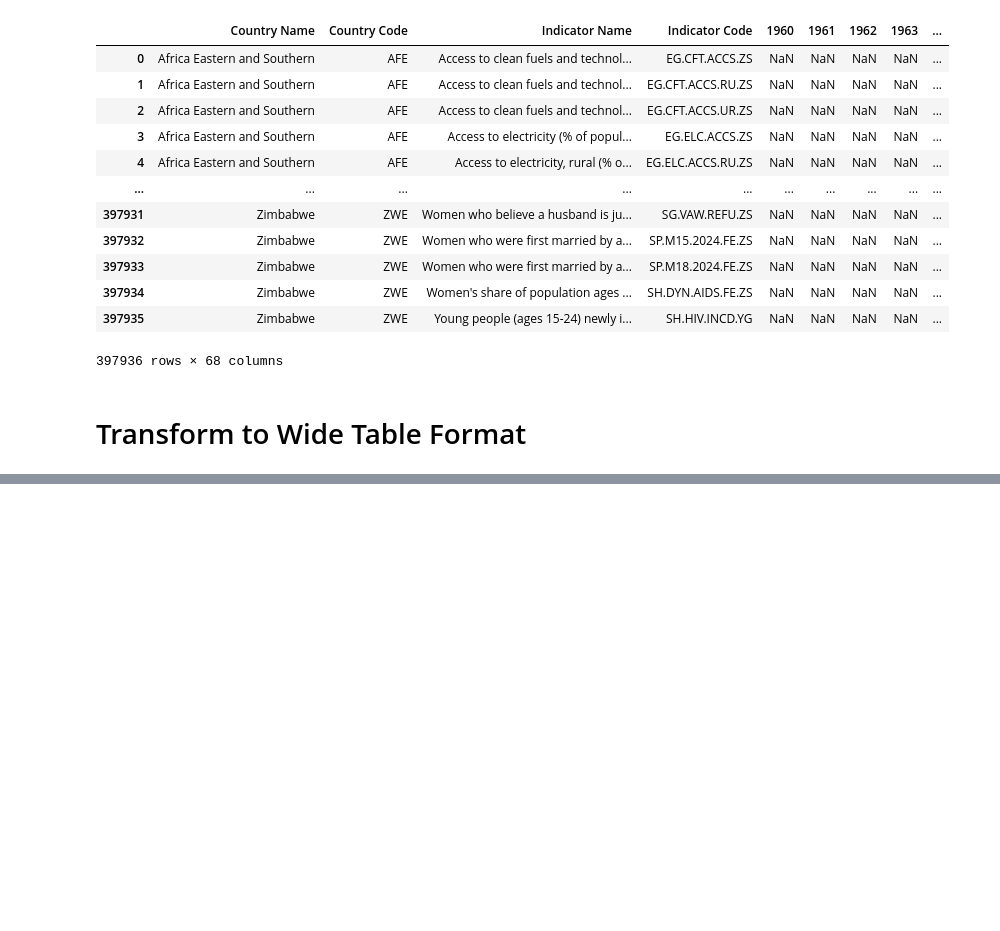
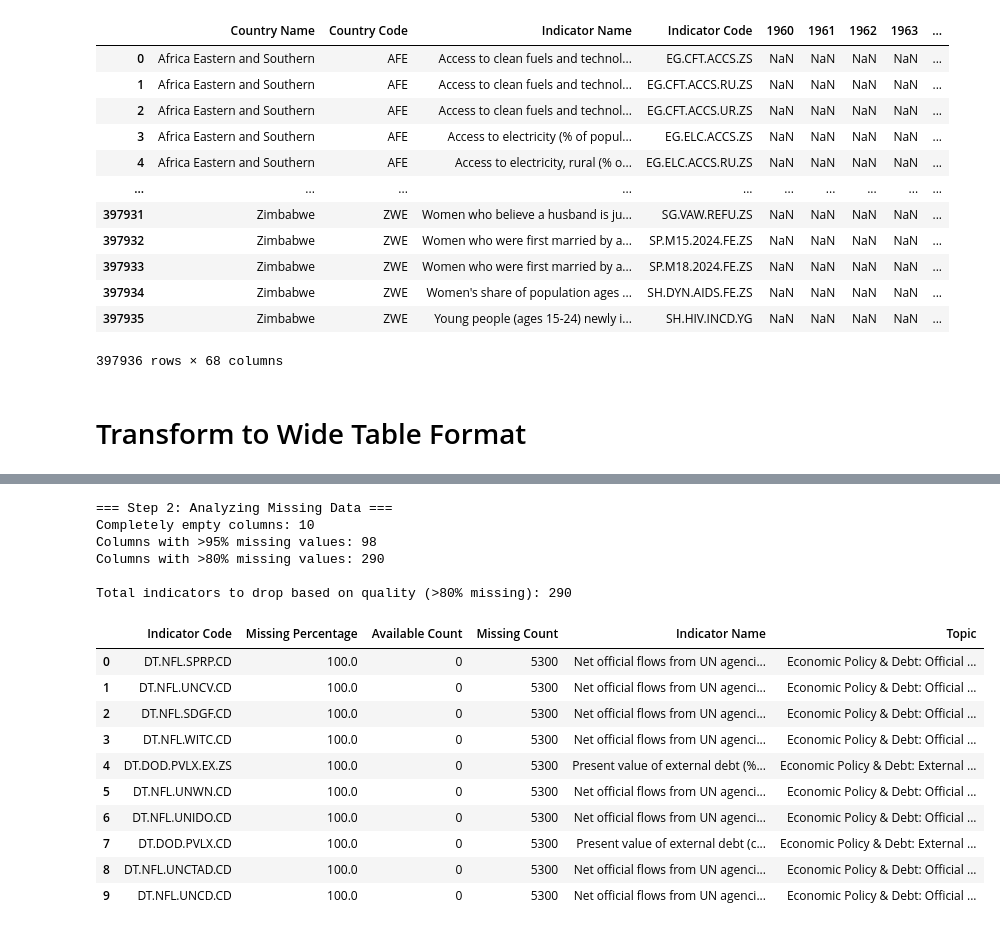
Before and after one commit to garrettwflowers/wdi-income-inequality, a Jupyter notebook: transform_data.ipynb, the cells around one changed output, grey strips where cells are left out. Drawn from its saved outputs; the diff is of its cells as text; code cells hidden in the pictures; blank space fills up the shorter version.

```diff
--- a/transform_data.ipynb
+++ b/transform_data.ipynb
@@ -141,0 +160,62 @@ exclude_columns
+# %%
+# STEP 2: Analyze missing data
+print("\n=== Step 2: Analyzing Missing Data ===")
+
+# Calculate missing value percentage for each column (excluding identifiers)
+descriptors = ['Country Name', 'Country Code', 'Year']
+feature_columns = [col for col in df_wide.columns if col not in descriptors]
+
+# Calculate missing percentages
+missing_percentages = df_wide[feature_columns].isnull().mean() * 100
+missing_percentages = missing_percentages.sort_values(ascending=False)
+
+# Identify completely empty columns
+completely_empty_cols = df_wide.columns[df_wide.isnull().all()].tolist()
+print(f"Completely empty columns: {len(completely_empty_cols)}")
+
+# Identify columns with > 95% missing values
+high_missing_cols = missing_percentages[missing_percentages > 95].index.tolist()
+print(f"Columns with >95% missing values: {len(high_missing_cols)}")
+
+# Identify columns with > 80% missing values
+medium_missing_cols = missing_percentages[(missing_percentages > 80)].index.tolist()
+print(f"Columns with >80% missing values: {len(medium_missing_cols)}")
+
+# Create a summary dataframe of missing data
+missing_summary = pd.DataFrame({
+    'Indicator Code': missing_percentages.index,
+    'Missing Percentage': missing_percentages.values,
+    'Available Count': df_wide.shape[0] - df_wide[missing_percentages.index].isnull().sum().values,
+    'Missing Count': df_wide[missing_percentages.index].isnull().sum().values
+})
+
+# Add indicator names if available
+missing_summary = missing_summary.merge(lookup[['Indicator Code', 'Indicator Name', 'Topic']], on='Indicator Code', how='left')
+
+# Save the missing data analysis
+missing_summary.to_csv(f'output/reference/missing_data_analysis_{YEAR_RANGE.start}_to_{YEAR_RANGE.stop}.csv', index=False)
+
+# We'll exclude completely empty columns and those with > 80% missing values
+quality_drop_list = medium_missing_cols
+print(f"\nTotal indicators to drop based on quality (>80% missing): {len(quality_drop_list)}")
+
+# Display the top 10 columns with the most missing values
+missing_summary.head(10)
+# %% [output]
+=== Step 2: Analyzing Missing Data ===
+Completely empty columns: 10
+Columns with >95% missing values: 98
+Columns with >80% missing values: 290
+
+Total indicators to drop based on quality (>80% missing): 290
+|  | Indicator Code | Missing Percentage | Available Count | Missing Count | Indicator Name | Topic |
+| 0 | DT.NFL.SPRP.CD | 100.0 | 0 | 5300 | Net official flows from UN agenci... | Economic Policy & Debt: Official ... |
+| 1 | DT.NFL.UNCV.CD | 100.0 | 0 | 5300 | Net official flows from UN agenci... | Economic Policy & Debt: Official ... |
+| 2 | DT.NFL.SDGF.CD | 100.0 | 0 | 5300 | Net official flows from UN agenci... | Economic Policy & Debt: Official ... |
+| 3 | DT.NFL.WITC.CD | 100.0 | 0 | 5300 | Net official flows from UN agenci... | Economic Policy & Debt: Official ... |
+| 4 | DT.DOD.PVLX.EX.ZS | 100.0 | 0 | 5300 | Present value of external debt (%... | Economic Policy & Debt: External ... |
+| 5 | DT.NFL.UNWN.CD | 100.0 | 0 | 5300 | Net official flows from UN agenci... | Economic Policy & Debt: Official ... |
+| 6 | DT.NFL.UNIDO.CD | 100.0 | 0 | 5300 | Net official flows from UN agenci... | Economic Policy & Debt: Official ... |
+| 7 | DT.DOD.PVLX.CD | 100.0 | 0 | 5300 | Present value of external debt (c... | Economic Policy & Debt: External ... |
+| 8 | DT.NFL.UNCTAD.CD | 100.0 | 0 | 5300 | Net official flows from UN agenci... | Economic Policy & Debt: Official ... |
+| 9 | DT.NFL.UNCD.CD | 100.0 | 0 | 5300 | Net official flows from UN agenci... | Economic Policy & Debt: Official ... |
```
Also changed, not shown: parts of 18 cells of this notebook, 39 other files.
